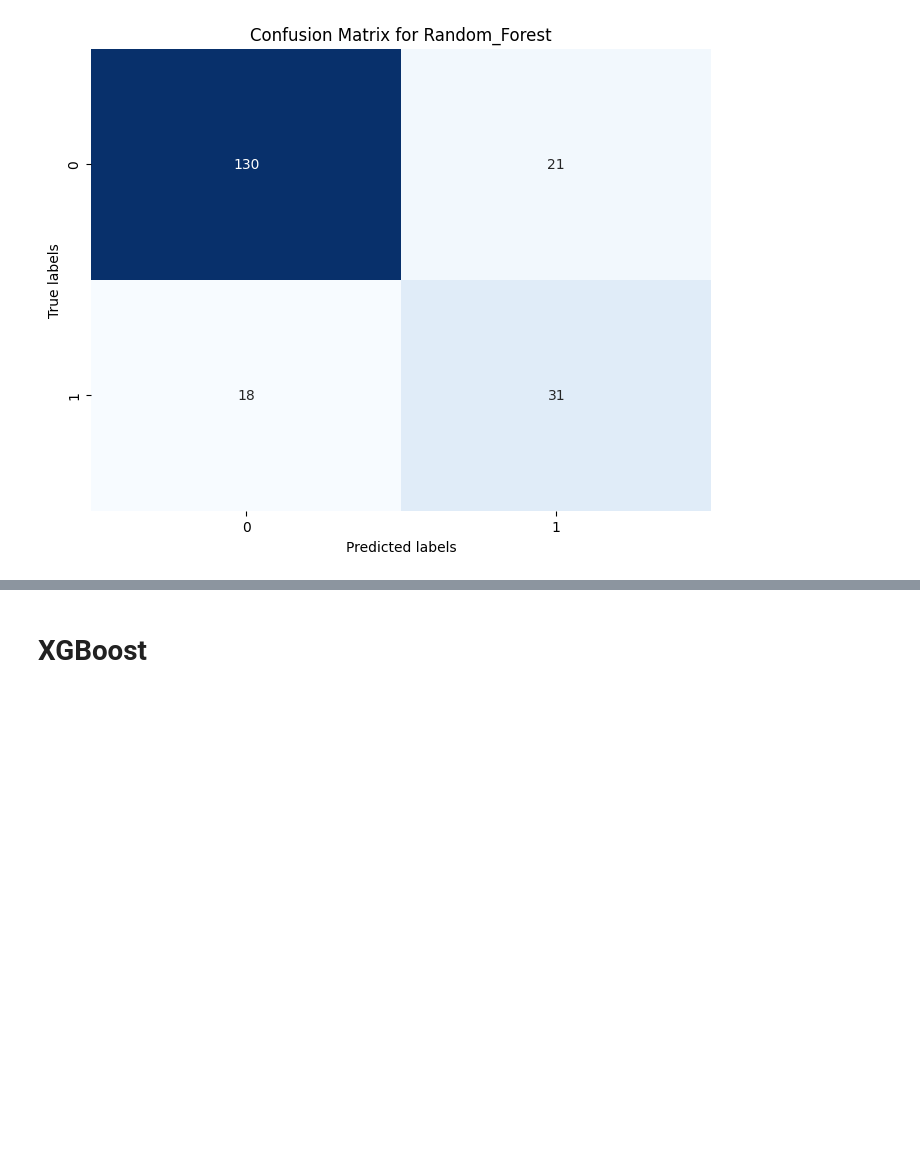
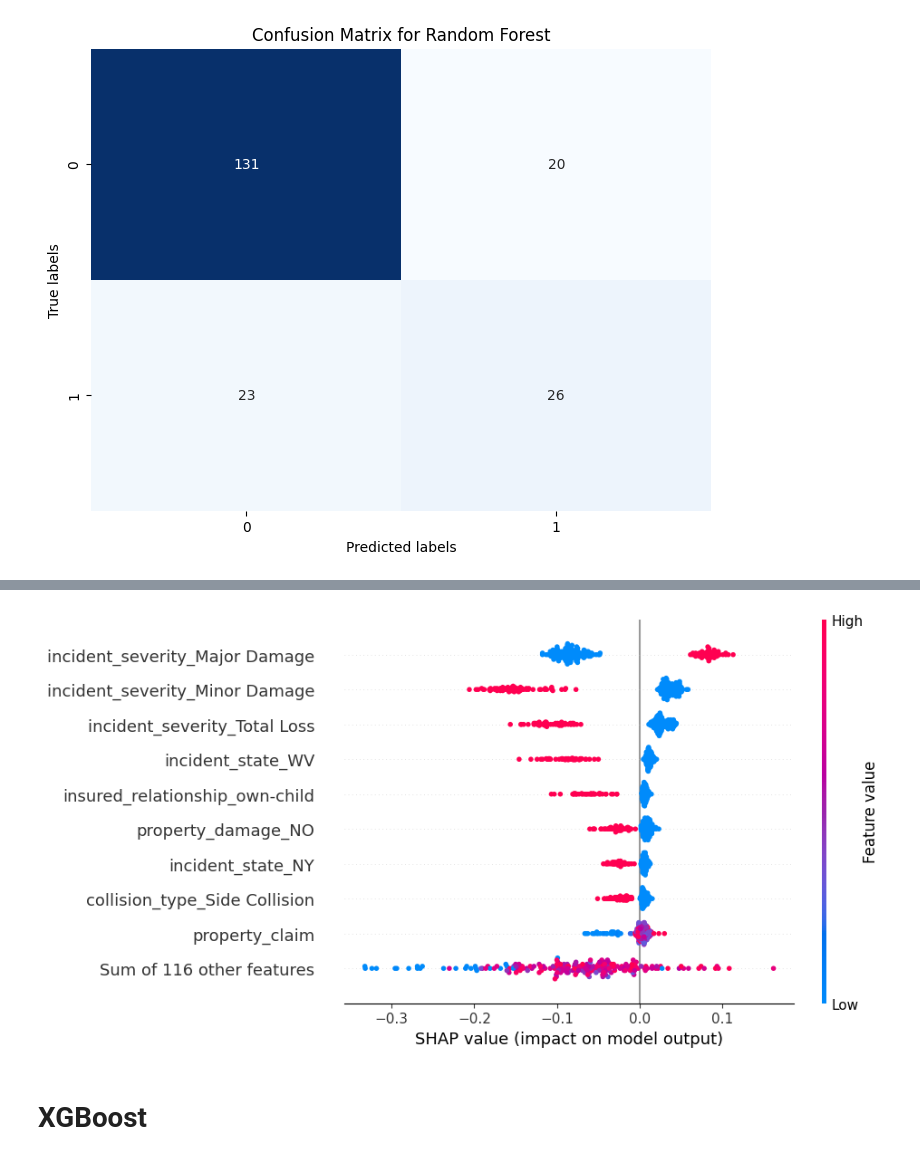
Before and after one commit to kevinchs0808/DSA4263-Project, a Jupyter notebook: main.ipynb, the cells around one changed output, grey strips where cells are left out. Drawn from its saved outputs; the diff is of its cells as text; code cells hidden in the pictures; blank space fills up the shorter version.

```diff
--- a/main.ipynb
+++ b/main.ipynb
@@ -42,14 +60,17 @@ tuned_params = {
     "max_features": "auto",
     "bootstrap": True
 }
+# %%
+X_train_non_normalized, X_test_non_normalized, y_train_non_normalized, y_test_non_normalized = preprocessing.preprocess_pipeline(df, encoding=True, normalization=False)
+X_train_normalized, X_test_normalized, y_train_normalized, y_test_normalized = preprocessing.preprocess_pipeline(df, encoding=True, normalization=True)
 # %%
 rf_model = models.IndividualModel(
     model_func = RandomForestClassifier,
     param_info = parameters.RANDOM_FOREST_INFORMATION,
-    X_train = X_train,
-    X_test = X_test,
-    y_train = y_train,
-    y_test = y_test
+    X_train = X_train_non_normalized,
+    X_test = X_test_non_normalized,
+    y_train = y_train_non_normalized,
+    y_test = y_test_non_normalized
     )
 # %% [markdown]
 ## Results without Tuning
@@ -105,3 +127,6 @@ rf_model.evaluate()
 cm_rf_tuned = rf_model.plot_confusion_matrix()
 # %% [output]
 [figure]
+# %%
+rf_model.shap_explanation(is_random_forest=True, class_to_observe=1)
+# %% [output]
@@ -108,3 +134,4 @@ cm_rf_tuned = rf_model.plot_confusion_matrix()
+[figure, added]
 # %% [markdown]
 # XGBoost
 # %% [markdown]
```
Also changed, not shown: parts of 9 cells of this notebook, 1 other file.
